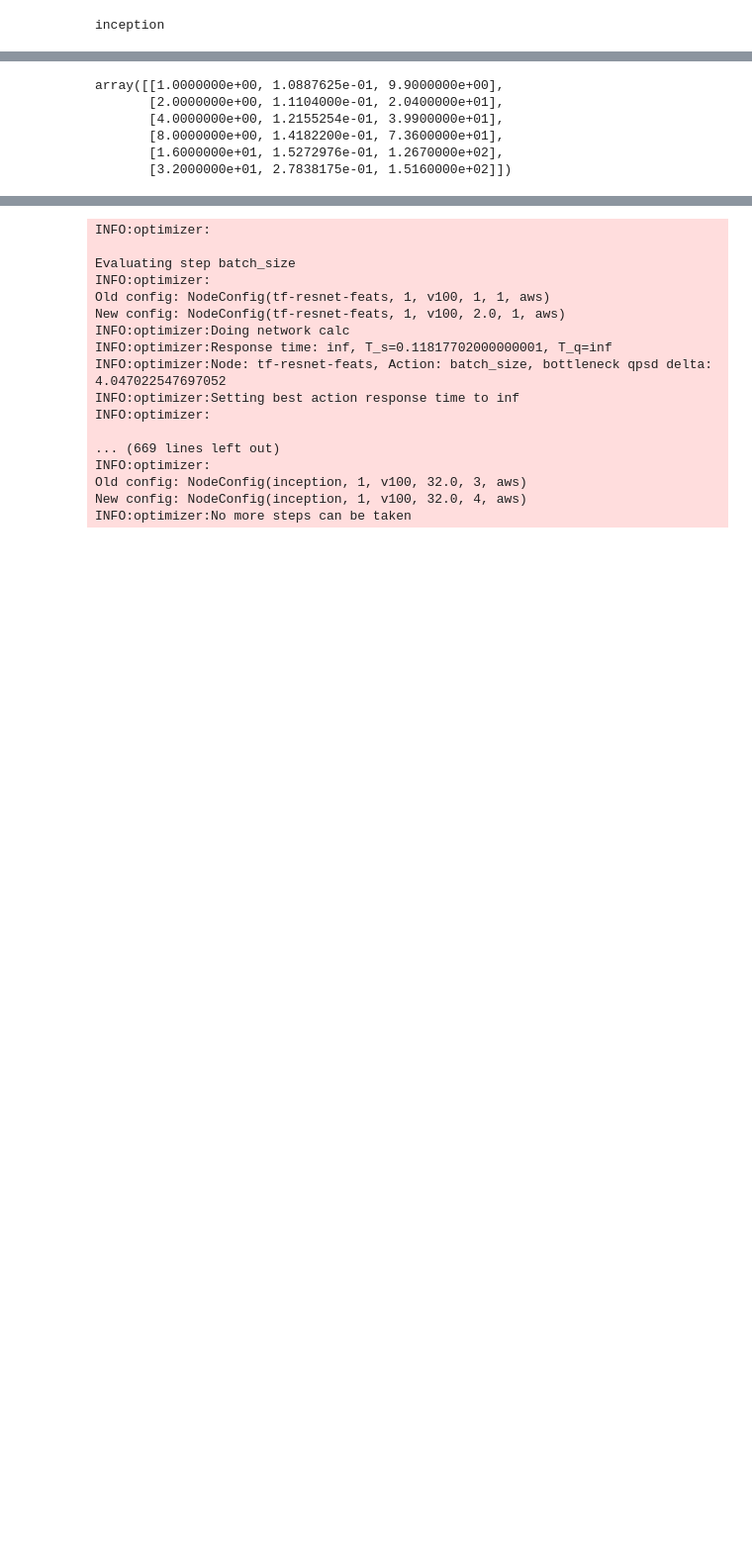
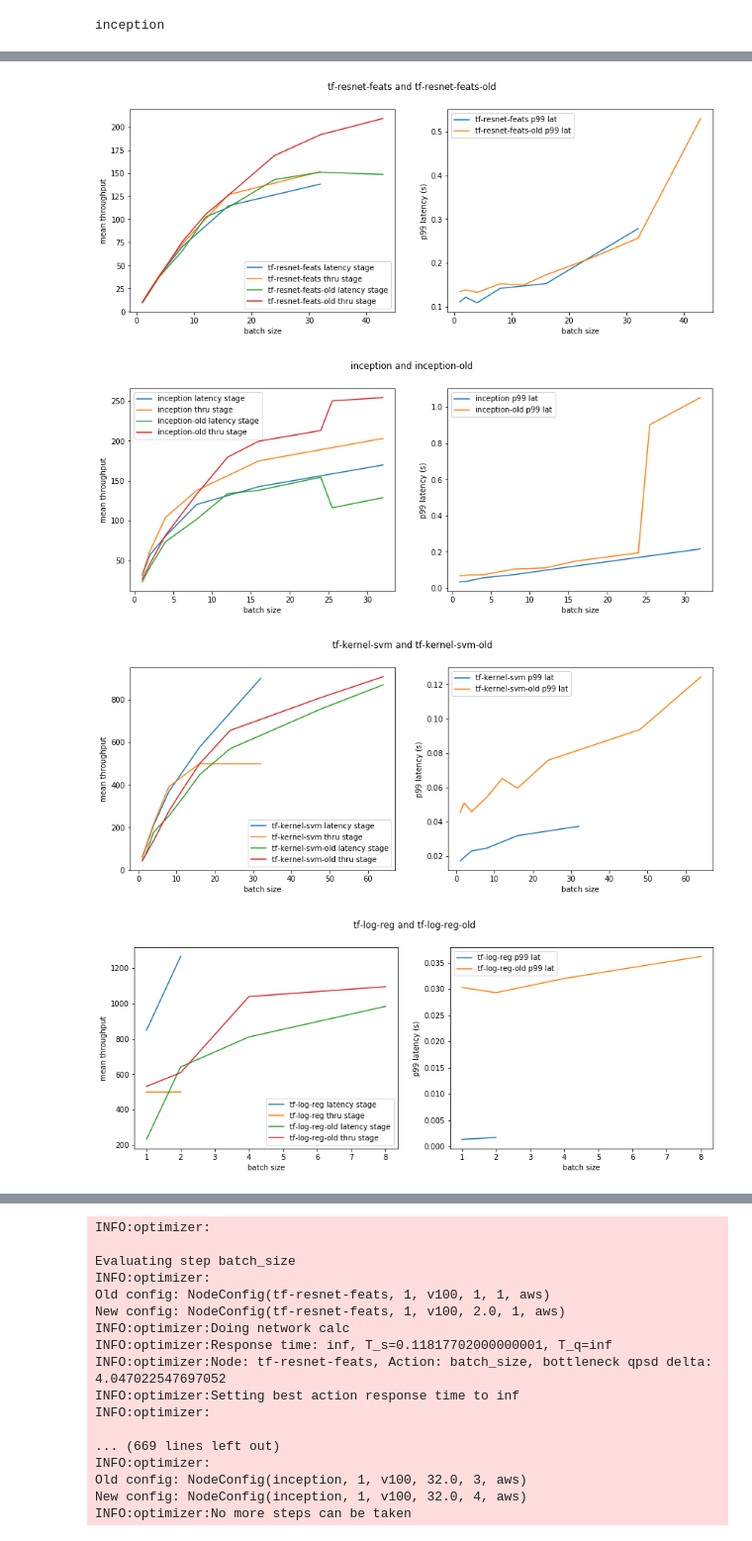
Before and after one commit to EyalSel/plots-model-comp-paper, a Jupyter notebook: optimizer/optimizer_prototype_new.ipynb, the cells around one changed output, grey strips where cells are left out. Shown: that part at 99% size. Cells and saved outputs as stored; diff of their text form; code cells hidden in the pictures; blank space fills up the shorter version.

```diff
--- a/optimizer/optimizer_prototype_new.ipynb
+++ b/optimizer/optimizer_prototype_new.ipynb
@@ -24,2 +20,2 @@ profs = snp.load_single_node_profiles(models=["inception", "tf-resnet-feats"], s
 # %%
-old_profs = snp.load_single_node_profiles(models=["inception", "tf-resnet-feats"])
+old_profs = snp.load_single_node_profiles(models=["inception", "tf-resnet-feats", "tf-kernel-svm", "tf-log-reg"])
@@ -62,12 +74,39 @@ array([[1.0000000e+00, 1.3254010e-01, 1.0000000e+01],
-# %%
-resnet = profiler.NodeProfile("tf-resnet-feats", profs["tf-resnet-feats"], "thru_stage")
-resnet_array = np.sort(resnet.profile[["mean_batch_size", "p99_latency", "thru_stage_mean_throughput_qps"]].values, axis=0)
-resnet_array = resnet_array[np.argsort(resnet_array[:,0])]
-resnet_array
-# %% [output]
-array([[1.0000000e+00, 1.0887625e-01, 9.9000000e+00],
-       [2.0000000e+00, 1.1104000e-01, 2.0400000e+01],
-       [4.0000000e+00, 1.2155254e-01, 3.9900000e+01],
-       [8.0000000e+00, 1.4182200e-01, 7.3600000e+01],
-       [1.6000000e+01, 1.5272976e-01, 1.2670000e+02],
-       [3.2000000e+01, 2.7838175e-01, 1.5160000e+02]])
+# %%
+resnet = profiler.NodeProfile("tf-resnet-feats", profs["tf-resnet-feats"], "thru_stage")
+old_resnet = profiler.NodeProfile("tf-resnet-feats-old", old_profs["tf-resnet-feats"], "thru_stage")
+inception = profiler.NodeProfile("inception", profs["inception"], "thru_stage")
+old_inception = profiler.NodeProfile("inception-old", old_profs["inception"], "thru_stage")
+ksvm = profiler.NodeProfile("tf-kernel-svm", profs["tf-kernel-svm"], "thru_stage")
+old_ksvm = profiler.NodeProfile("tf-kernel-svm-old", old_profs["tf-kernel-svm"], "thru_stage")
+logreg = profiler.NodeProfile("tf-log-reg", profs["tf-log-reg"], "thru_stage")
+old_logreg = profiler.NodeProfile("tf-log-reg-old", old_profs["tf-log-reg"], "thru_stage")
+# %%
+def plot_two_profiles(profile1, profile2):
+    batches, latency_stage, thru_stage, p99 = profile1.plot_profile(just_values=True)
+    o_batches, o_latency_stage, o_thru_stage, o_p99 = profile2.plot_profile(just_values=True)
+    plt.figure(figsize=(14,5))
+    plt.suptitle("{} and {}".format(profile1.name, profile2.name))
+    plt.subplot(1,2,1)
+    plt.xlabel("batch size")
+    plt.ylabel("mean throughput")
+    plt.plot(batches, latency_stage, label="{} latency stage".format(profile1.name))
+    plt.plot(batches, thru_stage, label="{} thru stage".format(profile1.name))
+    plt.plot(o_batches, o_latency_stage, label="{} latency stage".format(profile2.name))
+    plt.plot(o_batches, o_thru_stage, label="{} thru stage".format(profile2.name))
+    plt.legend()
+    plt.subplot(1,2,2)
+    plt.xlabel("batch size")
+    plt.ylabel("p99 latency (s)")
+    plt.plot(batches, p99, label="{} p99 lat".format(profile1.name))
+    plt.plot(o_batches, o_p99, label="{} p99 lat".format(profile2.name))
+    plt.legend()
+# %%
+plot_two_profiles(resnet, old_resnet)
+plot_two_profiles(inception, old_inception)
+plot_two_profiles(ksvm, old_ksvm)
+plot_two_profiles(logreg, old_logreg)
+# %% [output]
+[figure, added]
+[figure, added]
+[figure, added]
+[figure, added]
```
Also changed, not shown: parts of 10 cells of this notebook.
